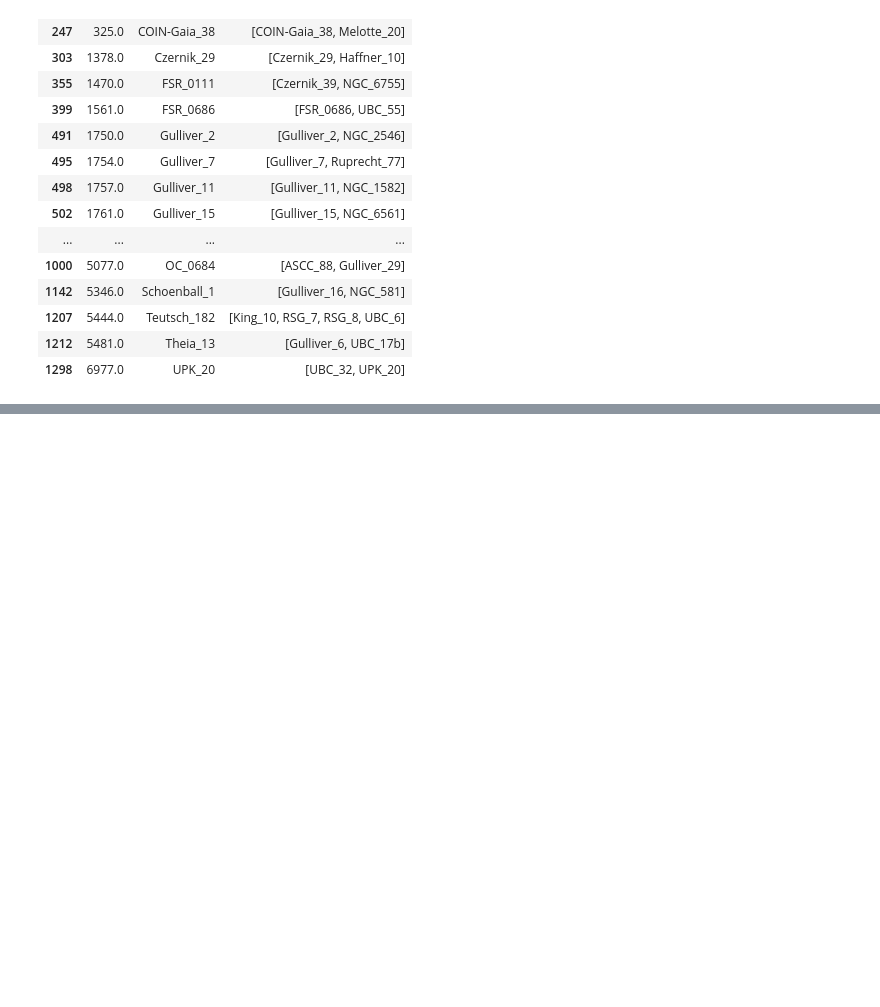
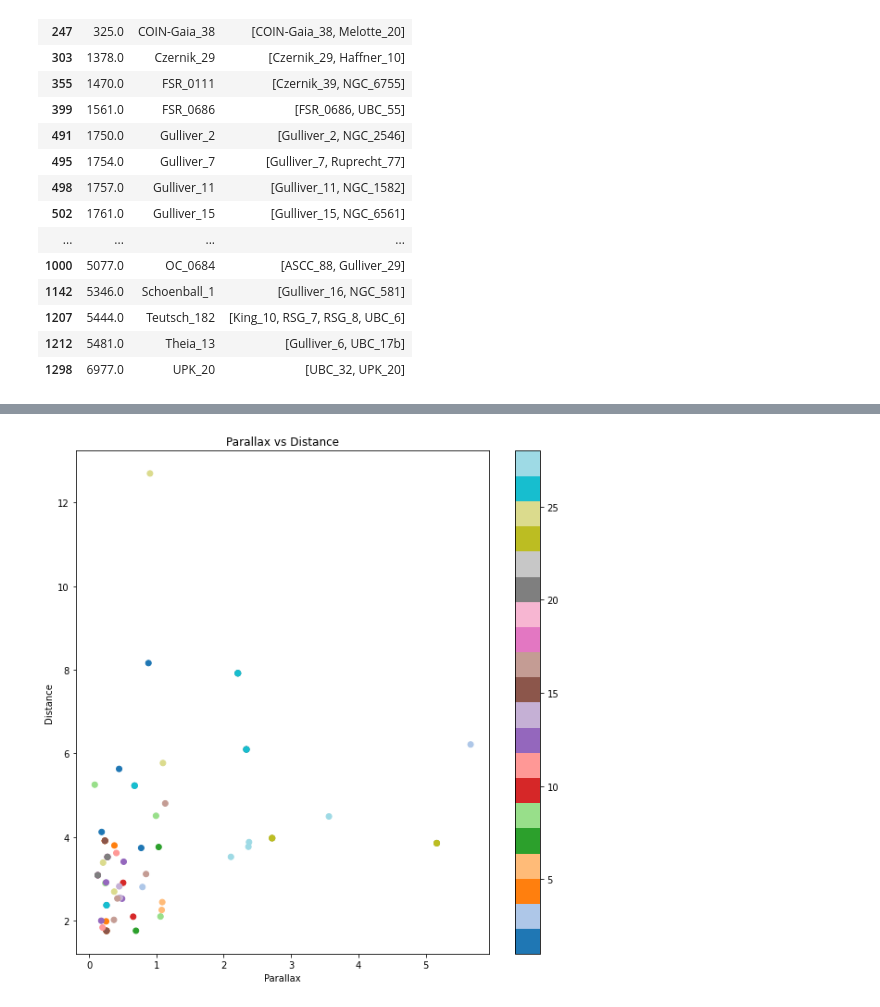
Before and after one commit to jpbatleidenuniv/BRP, a Jupyter notebook: Notebooks/crossmatchingtest.ipynb, the cells around one changed output, grey strips where cells are left out. Saved outputs shown, nothing was run; the diff lists cells and outputs as text; code cells hidden in the pictures; blank space fills up the shorter version.

```diff
--- a/Notebooks/crossmatchingtest.ipynb
+++ b/Notebooks/crossmatchingtest.ipynb
@@ -155,0 +170,16 @@ cantat_fullmatch
+# %%
+#ALSO LOOK AT MEMEBERS AND COLOR MAGNITUDE DIAGRAMS
+#start looking into the clustering algorithms, and look at distance limits
+
+#//plot the parallaxes of cantat_mergecluster with the cluster names as labels and with the num column as color
+plt.figure(figsize=(10, 10))
+plt.scatter(cantat_mergecluster['Plx'], cantat_mergecluster['r50_dist'], c=cantat_mergecluster['num'], cmap='tab20')
+
+
+plt.xlabel('Parallax')
+plt.ylabel('Distance')
+plt.title('Parallax vs Distance')
+plt.colorbar()
+plt.show()
+# %% [output]
+[figure, added]
```
Also changed, not shown: parts of 4 cells of this notebook.
